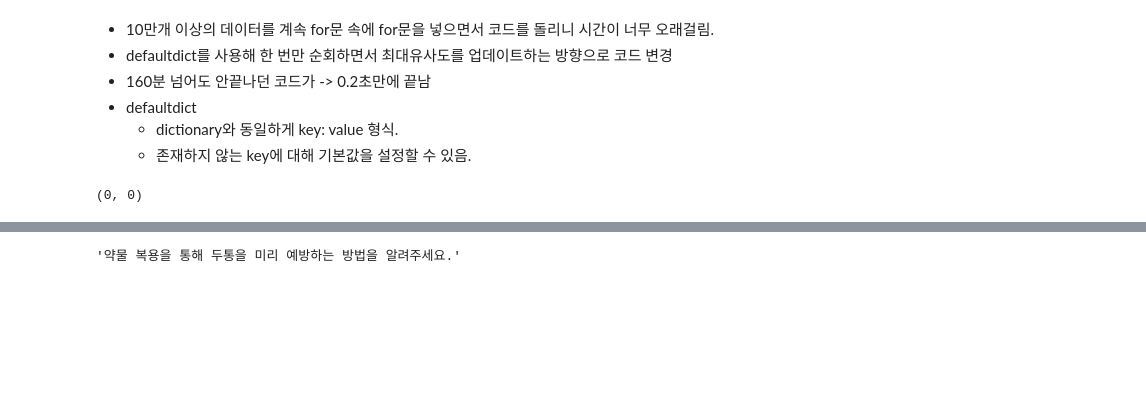
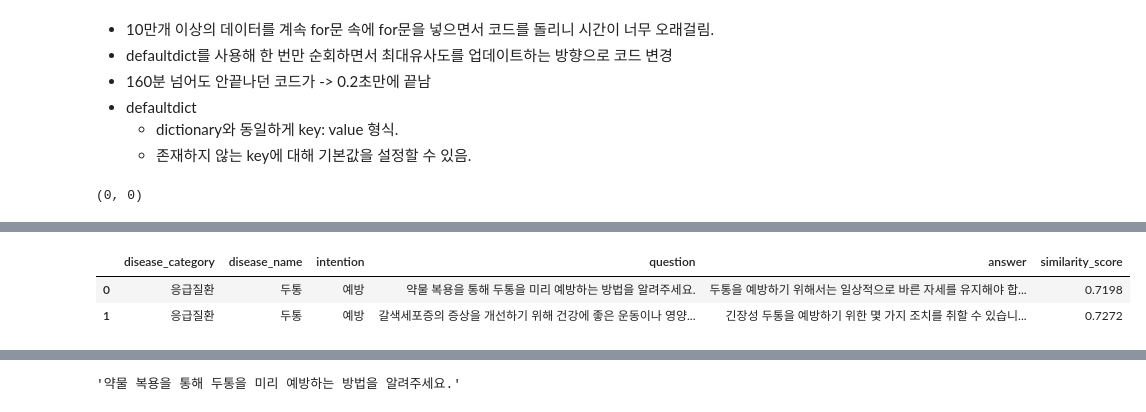
Before and after one commit to bymate/healthcare-ai-chatbot, a Jupyter notebook: match_questions_answers.ipynb, the cells around one changed output, grey strips where cells are left out. Cells and saved outputs as stored; diff of their text form; code cells hidden in the pictures; blank space fills up the shorter version.

```diff
--- a/match_questions_answers.ipynb
+++ b/match_questions_answers.ipynb
@@ -471,4 +509,4 @@ def embedding(sentence):
 # %%
-# 인트로+결론 답변, 전체 답변, 질문에 대한 임베딩 계산
-question_embeddings_kobert = [embedding(q) for q in question_df['question']]
+# # 인트로+결론 답변, 전체 답변, 질문에 대한 임베딩 계산
+# question_embeddings_kobert = [embedding(q) for q in question_df['question']]
 # %%
@@ -476,5 +514,5 @@ ic_answer_embeddings_kobert = [embedding(a) for a in answer_df['answer_intro_con
 # %%
-answer_embeddings_kobert = [embedding(a) for a in answer_df['answer']]
+# answer_embeddings_kobert = [embedding(a) for a in answer_df['answer']]
 # %%
 len(answer_embeddings_kobert), len(ic_answer_embeddings_kobert), len(answer_embeddings_kobert)
 # %% [output]
@@ -588,7 +626,7 @@ for row in kobert_final_result:
                                        'intention': intent, 'question': question,
                                        # 'answer_intro_conclusion': answer_intro_conclusion,
                                        'answer': answer,
-                                       'similarity_score': similarity_score})
+                                       'similarity_score': np.round(similarity_score, 4)})
 # %%
 kobert_final_matching_df = pd.DataFrame(kobert_final_matching_list)
 kobert_final_matching_df[['question', 'answer', 'similarity_score']]
@@ -608 +646,9 @@ kobert_final_matching_df[['question', 'answer', 'similarity_score']]
 5518 rows × 3 columns
+# %%
+kobert_final_matching_df['similarity_score'] = kobert_final_matching_df['similarity_score'].apply(lambda x: x[0][0])
+# %%
+kobert_final_matching_df.head(2)
+# %% [output]
+|  | disease_category | disease_name | intention | question | answer | similarity_score |
+| 0 | 응급질환 | 두통 | 예방 | 약물 복용을 통해 두통을 미리 예방하는 방법을 알려주세요. | 두통을 예방하기 위해서는 일상적으로 바른 자세를 유지해야 합... | 0.7198 |
+| 1 | 응급질환 | 두통 | 예방 | 갈색세포증의 증상을 개선하기 위해 건강에 좋은 운동이나 영양... | 긴장성 두통을 예방하기 위한 몇 가지 조치를 취할 수 있습니... | 0.7272 |
```
Also changed, not shown: parts of 36 cells of this notebook.
